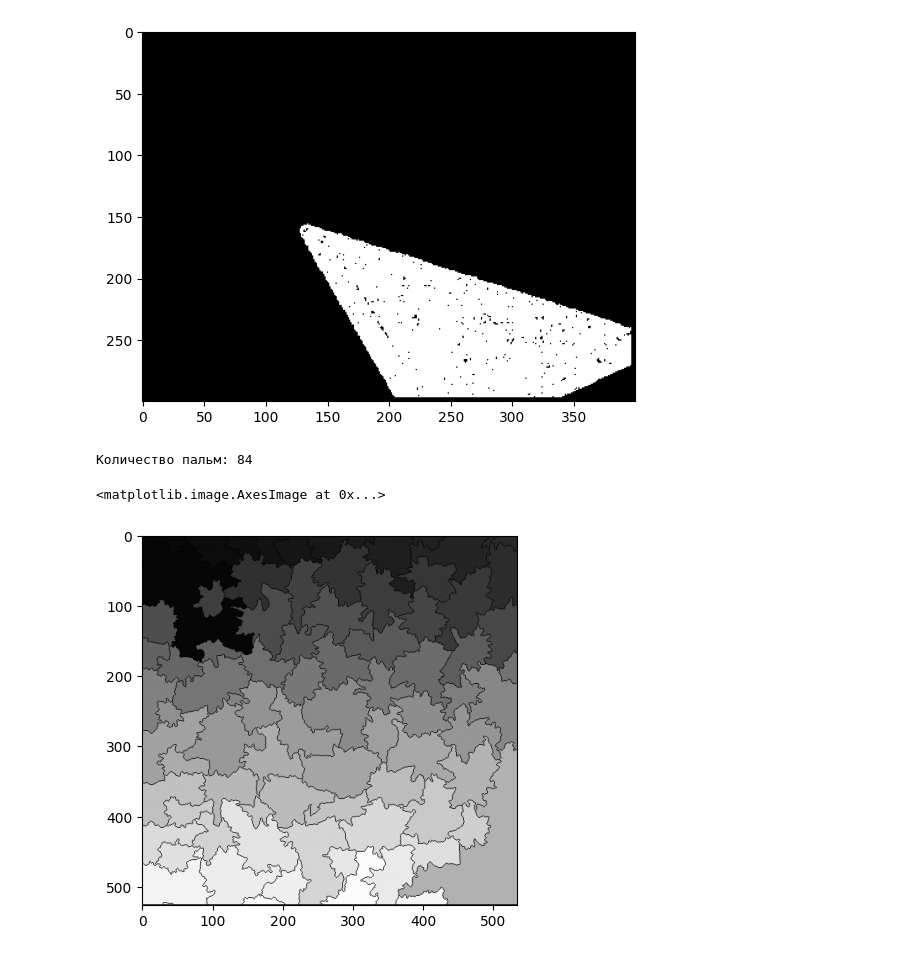
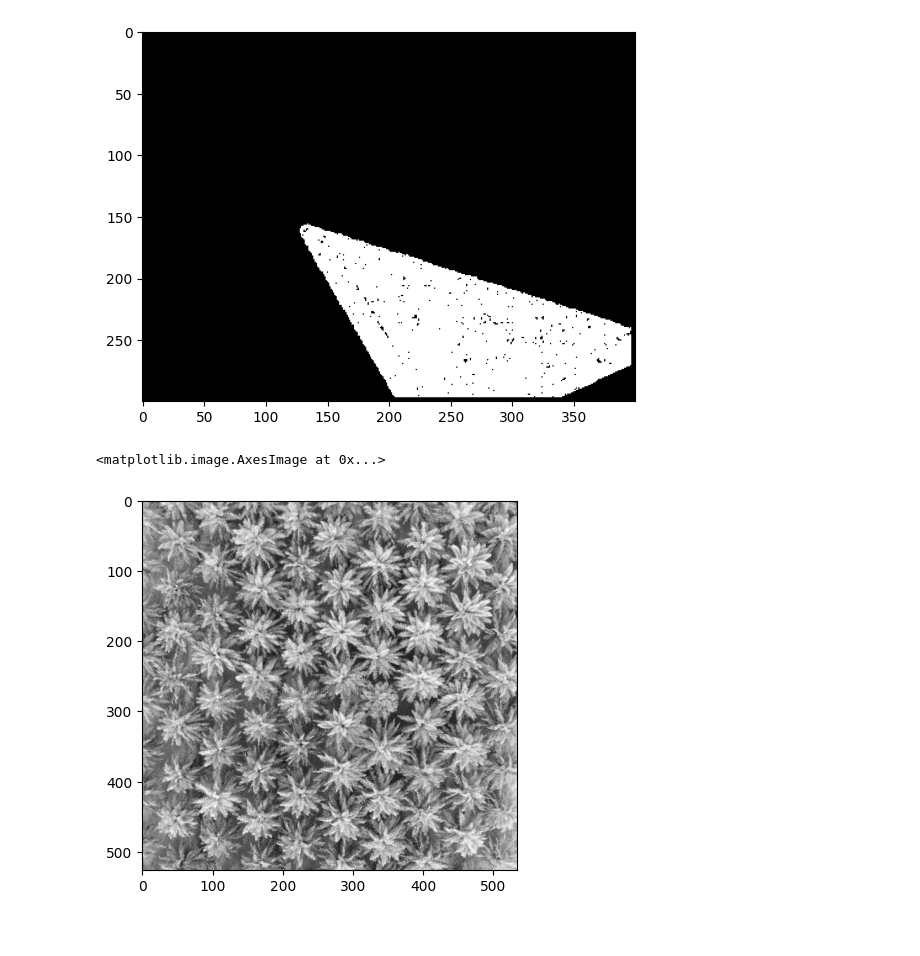
Before and after one commit to Matvey-Adukevich/cv_labs, a Jupyter notebook: task4/task4.ipynb, the cells around one changed output. Drawn from its saved outputs; the diff is of its cells as text; code cells hidden in the pictures.

Commit message:
fix: task4

```diff
--- a/task4/task4.ipynb
+++ b/task4/task4.ipynb
@@ -116,21 +116,11 @@ plt.imshow(mask2, cmap="gray")
 # %%
 #task2
 #Вывод: оба варианта вычисления критерия однородности дают примерно одинаковый результат
-# %%
-#task3
-image_palm = cv2.imread('palm_1.jpg')
-image_palm_gray = cv2.cvtColor(image_palm, cv2.COLOR_BGR2GRAY)
-image_palm_blur = cv2.GaussianBlur(image_palm_gray, (25,25), 0)
-ret, thresh_palm = cv2.threshold(image_palm_blur,0,255, cv2.THRESH_BINARY+cv2.THRESH_OTSU)
-dist_palm = cv2.distanceTransform(thresh_palm, cv2.DIST_L2, 5)
-ret, sure_fg_palm = cv2.threshold(dist_palm, 0.2 * dist_palm.max(), 255, cv2.THRESH_BINARY)
-sure_fg_palm = sure_fg_palm.astype(np.uint8)
-ret, markers_palm = cv2.connectedComponents(sure_fg_palm)
-markers_palm = cv2.watershed(image_palm, markers_palm)
-num_palms =ret-1
-print(f"Количество пальм: {num_palms}")
-plt.imshow(markers_palm, cmap="gray")
-# %% [output]
-Количество пальм: 84
-<matplotlib.image.AxesImage at 0x...>
-[figure, removed]
+# %%
+#task3
+image_palm = cv2.imread('palm_1.jpg')
+image_palm_gray = cv2.cvtColor(image_palm, cv2.COLOR_BGR2GRAY)
+plt.imshow(image_palm_gray, cmap='gray')
+# %% [output]
+<matplotlib.image.AxesImage at 0x...>
+[figure, added]
```
Also changed, not shown: parts of 5 cells of this notebook.
